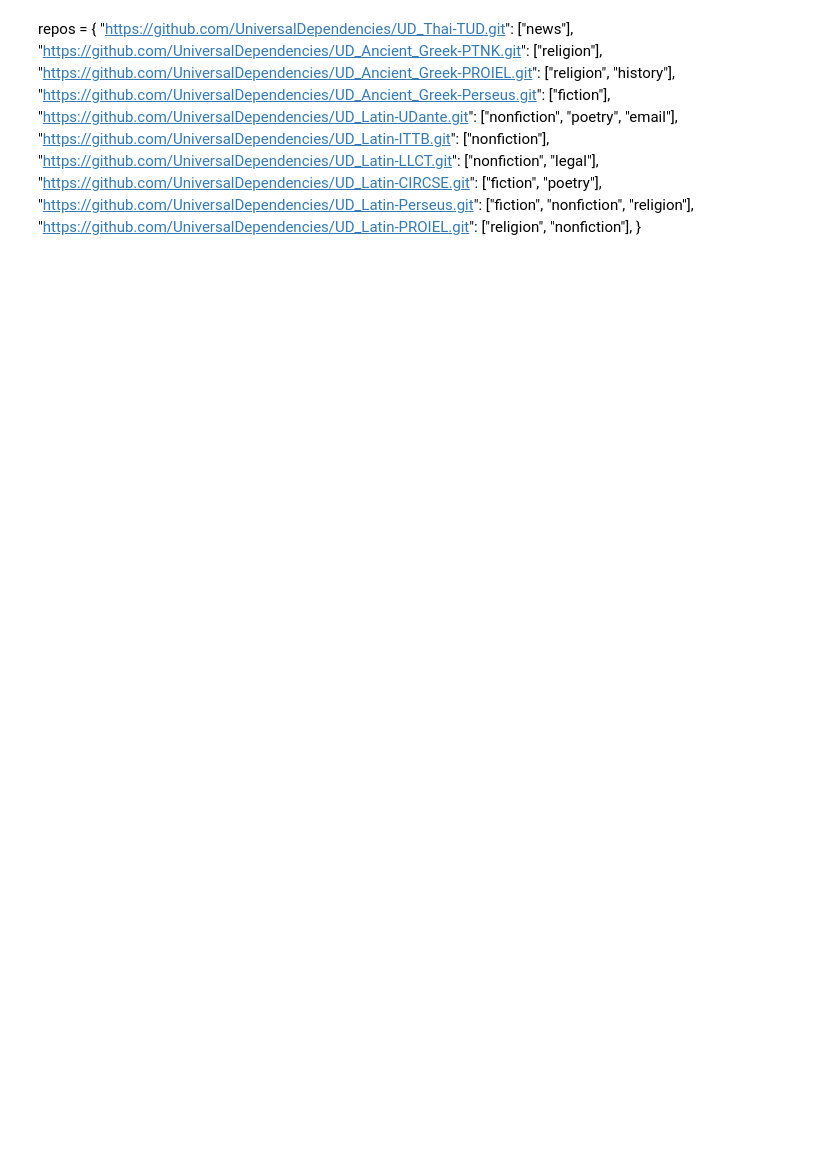
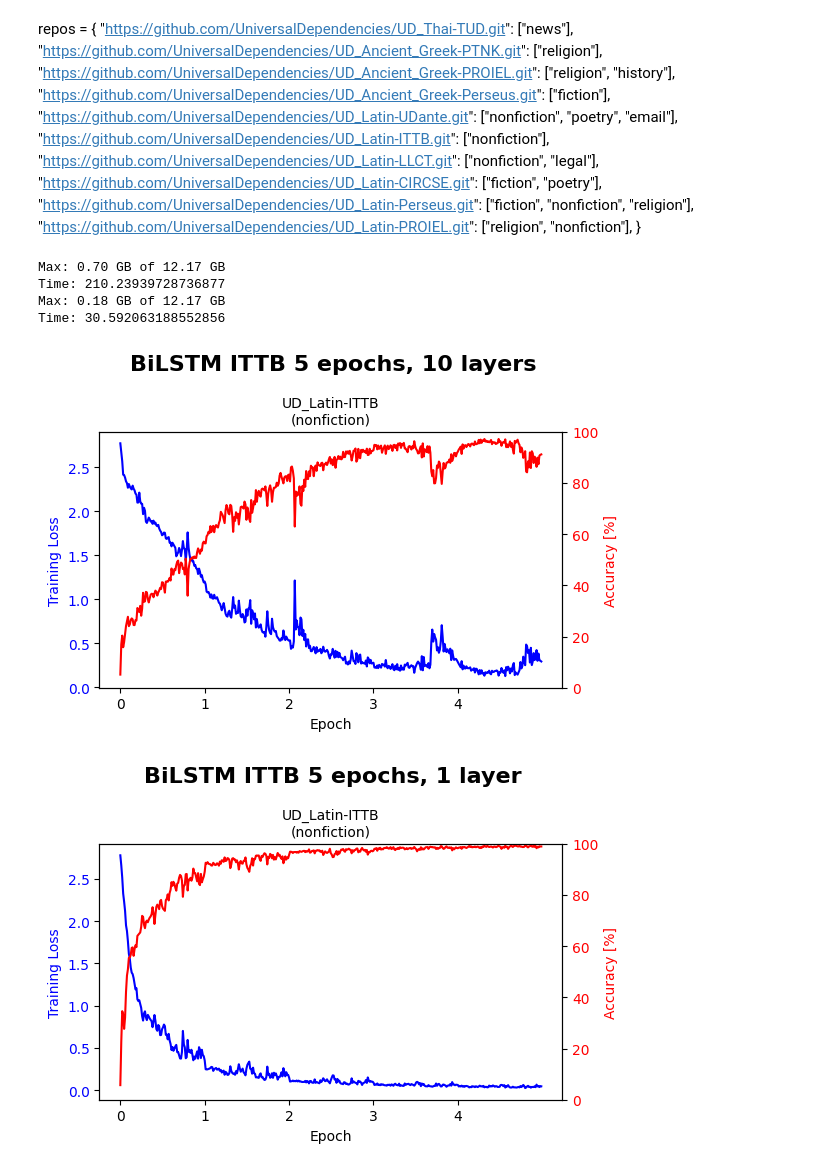
Before and after one commit to Urdatorn/5LN708, a Jupyter notebook: assignment2.ipynb, the cells around one changed output. Cells and saved outputs as stored; diff of their text form; code cells hidden in the pictures; blank space fills up the shorter version.

```diff
--- a/assignment2.ipynb
+++ b/assignment2.ipynb
@@ -497,11 +496,13 @@ Här tränas de tio modellerna.
 # %%
 @timer
 @track_gpu_memory
-def initialize_singularity(epochs = 5, test_mode = False, dropout=0.0, bidirectional=False, use_gru=False, use_noise=False, use_bpe=False, use_xpos=False, layers=1, verbose=True):
+def initialize_singularity(epochs = 5, test_mode = False, dropout=0.0, bidirectional=False, use_gru=False, use_noise=False, use_bpe=False, use_xpos=False, layers=1, verbose=True, only_dataset=None, word_embedding_dim=32):
   models = {}
   avg_loss_dict = {}
   avg_acc_dict = {}
   for name in tqdm(all_Xs_and_ys.keys(), unit="UD treebank", disable=not verbose):
+    if only_dataset and name != only_dataset:
+      continue
     if verbose:
       print(name)
     X_train, y_train, X_test, y_test = all_Xs_and_ys[name]
@@ -517,7 +518,7 @@ def initialize_singularity(epochs = 5, test_mode = False, dropout=0.0, bidirecti
 
     token2idx, tag2idx = tokenize(X, y, use_bpe=use_bpe, verbose=verbose)
 
-    model = LSTMTagger(word_embedding_dim=32,                                        # Dimensionality of the work embedding
+    model = LSTMTagger(word_embedding_dim=word_embedding_dim,                        # Dimensionality of the word embedding
                        lstm_hidden_dim=64,                                           # Dimensionality of the hidden state in the LSTM
                        vocabulary_size=len(token2idx),                               # The vocabulary incudes both the 'padding' and 'unknown' symbols
                        tagset_size=len(tag2idx)-1,                                   # We have no interest in the network outputting the padding symbol
@@ -595,9 +610,0 @@ RuntimeError: Expected all tensors to be on the same device, but got index is on
-# %%
-configs = {
-   "BiGRU+Dropout+Noise": {"bidirectional": True, "use_gru": True, "dropout": 0.3, "use_noise": True},
-}
-
-results_big = {}
-for name, kwargs in configs.items():
-    print(name)
-    results_big[name] = initialize_singularity(verbose=False, epochs=1, layers=2, **kwargs)
@@ -919,3 +906,17 @@ repos = {
     "https://github.com/UniversalDependencies/UD_Latin-Perseus.git": ["fiction", "nonfiction", "religion"],
     "https://github.com/UniversalDependencies/UD_Latin-PROIEL.git": ["religion", "nonfiction"],
 }
+# %%
+results_ittb = {}
+results_ittb[f"BiLSTM ITTB 5 epochs, 10 layers"] = initialize_singularity(verbose=False, epochs=5, layers=10, only_dataset="UD_Latin-ITTB", bidirectional=True, word_embedding_dim=32)
+results_ittb[f"BiLSTM ITTB 5 epochs, 1 layer"] = initialize_singularity(verbose=False, epochs=5, layers=1, only_dataset="UD_Latin-ITTB", bidirectional=True, word_embedding_dim=32)
+# %% [output]
+Max: 0.70 GB of 12.17 GB
+Time: 210.23939728736877
+Max: 0.18 GB of 12.17 GB
+Time: 30.592063188552856
+# %%
+print_loss_acc(results_ittb)
+# %% [output]
+[figure, added]
+[figure, added]
```
Also changed, not shown: parts of 28 cells of this notebook.
